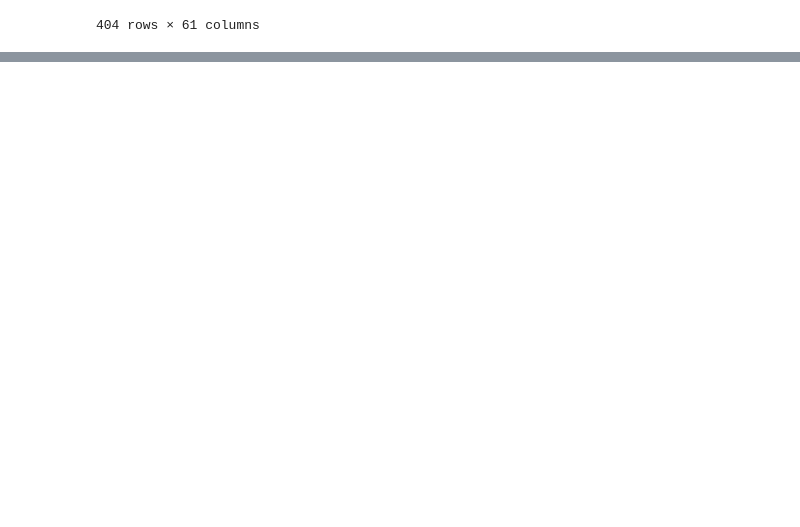
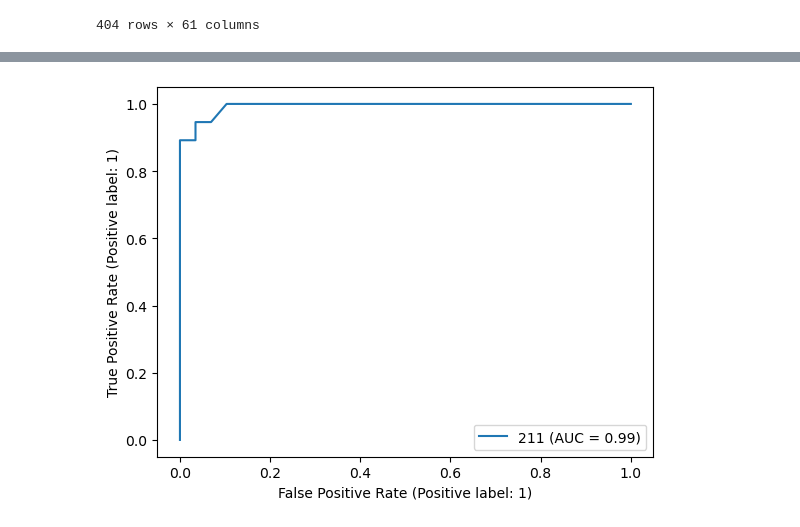
Before and after one commit to zeroknowledgediscovery/truthnet, a Jupyter notebook: notebooks/suspect-comparison.ipynb, the cells around one changed output, grey strips where cells are left out. Drawn from its saved outputs; the diff is of its cells as text; code cells hidden in the pictures; blank space fills up the shorter version.

```diff
--- a/notebooks/suspect-comparison.ipynb
+++ b/notebooks/suspect-comparison.ipynb
@@ -85,0 +106,56 @@ _diss_dataset(diss[0], questions_asked, groups=groups)
+# %%
+groups = ["qsampled", "runif"]
+
+questions_asked = 211
+data = _diss_dataset(diss[0], questions_asked, groups=groups)
+X_train, X_test, y_train, y_test = train_test_split(
+    data.drop("y", axis="columns"), data["y"], test_size=0.33
+)
+
+fig, ax = plt.subplots()
+
+classifier = RandomForestClassifier(n_jobs=-1)
+
+classifier.fit(
+    X_train.to_numpy(),
+    y_train.replace(
+        {
+            groups[0]: 0,
+            groups[1]: 1,
+        }
+    ),
+)
+
+r = RocCurveDisplay.from_estimator(
+    classifier,
+    X_test.to_numpy(),
+    y_test.replace(
+        {
+            groups[0]: 0,
+            groups[1]: 1,
+        }
+    ),
+    pos_label=1,
+    ax=ax,
+    name=questions_asked,
+)
+
+actual_data = _diss_dataset(diss[0], questions_asked, groups=["actual"])
+
+pred = pd.Series(classifier.predict(actual_data.drop(["y"], axis="columns"))).replace(
+    {0: "baseline", 1: groups[1]}
+)
+
+pred_prob = pd.Series(
+    classifier.predict_proba(actual_data.drop(["y"], axis="columns"))[:, 1],
+    name=f"prob_{groups[1]}",
+)
+
+m2_prob = (
+    pd.concat([actual_data.drop(["y"], axis="columns"), pred_prob], axis="columns")
+    .set_index(pd.read_csv("data/ptsd/PTSD_cognet_test.csv")["record_id"])
+    .reset_index()
+    # .sort_values(by="prob_m2", ascending=False)
+)
+# %% [output]
+[figure, added]
```
Also changed, not shown: parts of 10 cells of this notebook.
